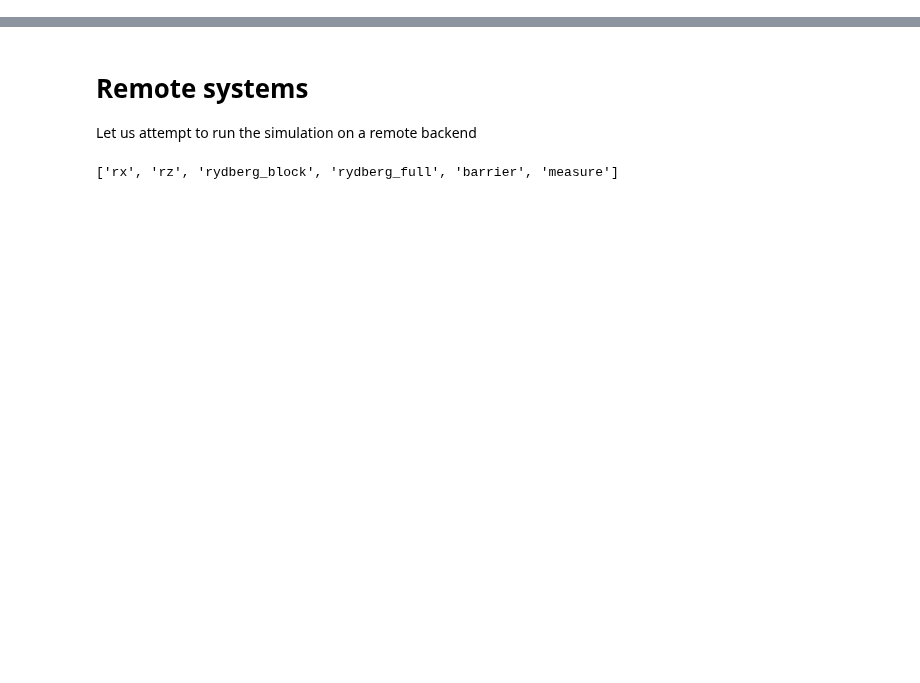
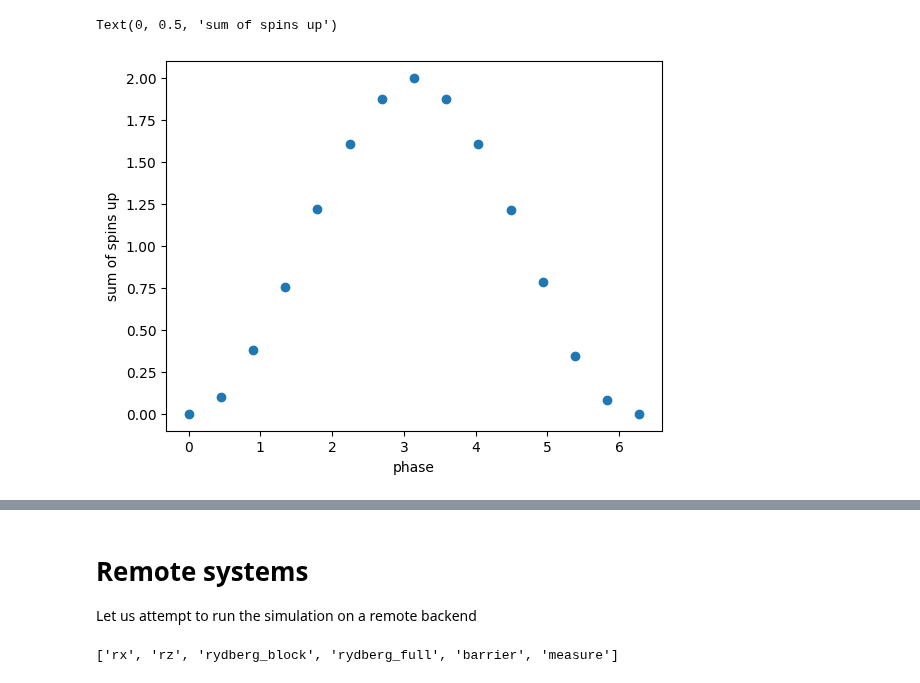
Before and after one commit to qiskit-community/qiskit-cold-atom, a Jupyter notebook: docs/tutorials/RybergPrototype.ipynb, the cells around one changed output, grey strips where cells are left out. Saved outputs shown, nothing was run; the diff lists cells and outputs as text; code cells hidden in the pictures; blank space fills up the shorter version.

```diff
--- a/docs/tutorials/RybergPrototype.ipynb
+++ b/docs/tutorials/RybergPrototype.ipynb
@@ -8,0 +45,14 @@ import numpy as np
+# %%
+phases = np.linspace(0, 2*np.pi,15)
+
+rabi_list = [
+    qc_rabi.assign_parameters(
+        {omega_t: phase},
+        inplace=False,
+    )
+    for phase in phases
+]
+
+job_rabi = backend.run(rabi_list, shots=500)
+result_rabi = job_rabi.result()
+counts_rabi = job_rabi.result().get_counts()
@@ -8,0 +61,18 @@ import numpy as np
+# %%
+outcomes_rabi = [result_rabi.get_memory(i) for i in range(len(rabi_list))]
+for i, outcome in enumerate(outcomes_rabi):
+    for j, run in enumerate(outcome):
+        outcomes_rabi[i][j] = np.array(run.split(' '), dtype = int)
+outcomes_rabi = np.array(outcomes_rabi)
+# %%
+means_rabi = outcomes_rabi.mean(axis=1)
+sum_rabi = means_rabi.sum(axis=1)
+# %%
+f, ax = plt.subplots()
+
+ax.plot(phases, sum_rabi, 'o')
+ax.set_xlabel('phase')
+ax.set_ylabel('sum of spins up')
+# %% [output]
+Text(0, 0.5, 'sum of spins up')
+[figure, added]
```
Also changed, not shown: parts of 40 cells of this notebook, 1 other file.
